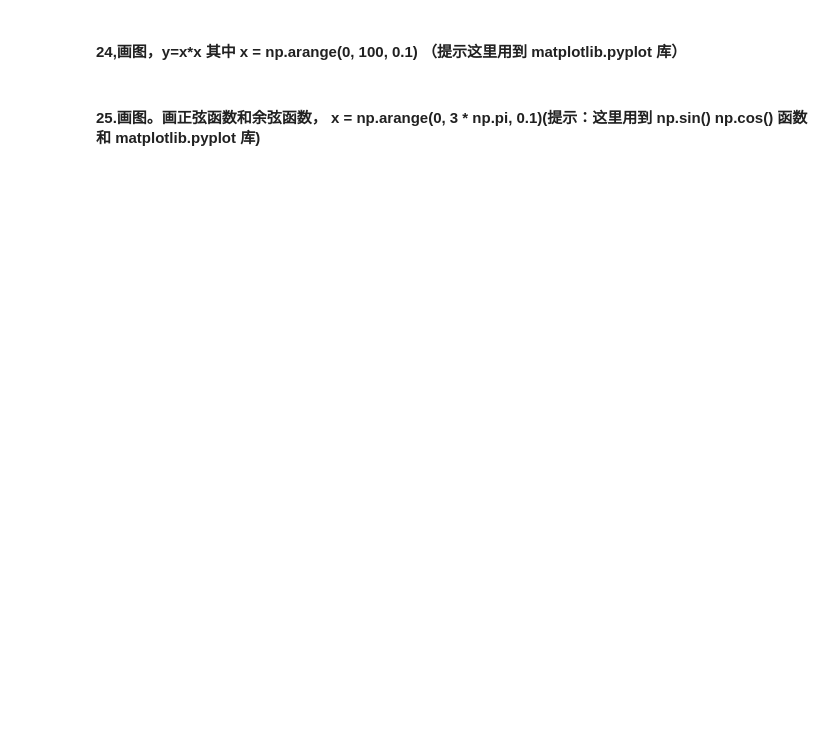
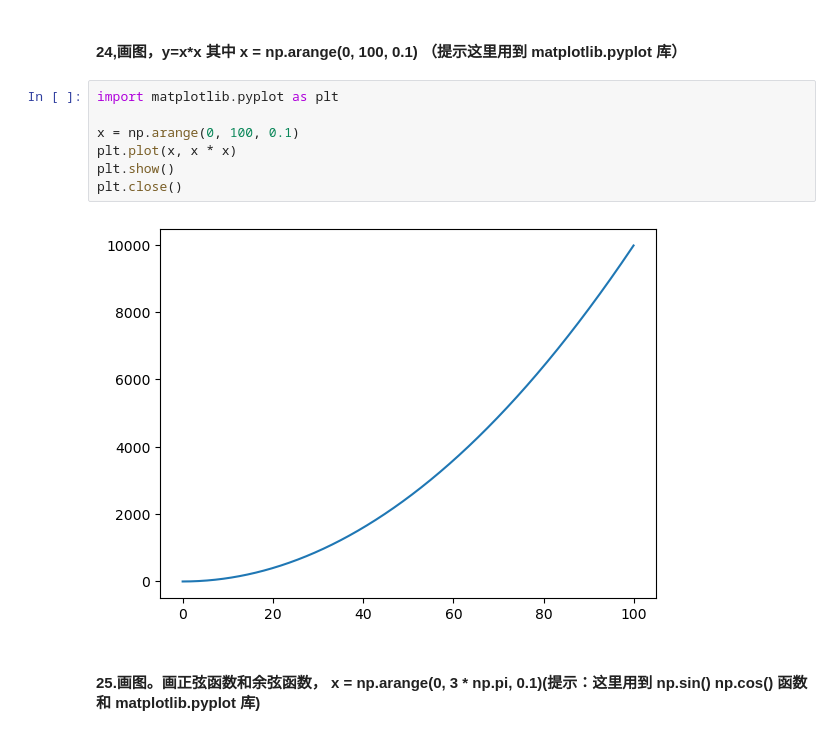
Before and after one commit to 6-David/DeepLearningHomework, a Jupyter notebook: chap1_warmup/numpy_ tutorial.ipynb, the cells around one changed output. Drawn from its saved outputs; the diff is of its cells as text; blank space fills up the shorter version.

```diff
--- a/chap1_warmup/numpy_ tutorial.ipynb
+++ b/chap1_warmup/numpy_ tutorial.ipynb
@@ -116,4 +221,13 @@ print(a[[0, 1, 2], [0, 1, 0]])
 # %% [markdown]
 #### 24,画图，y=x*x 其中 x = np.arange(0, 100, 0.1) （提示这里用到  matplotlib.pyplot 库）
+# %%
+import matplotlib.pyplot as plt
+
+x = np.arange(0, 100, 0.1)
+plt.plot(x, x * x)
+plt.show()
+plt.close()
+# %% [output]
+[figure, added]
 # %% [markdown]
 #### 25.画图。画正弦函数和余弦函数， x = np.arange(0, 3 * np.pi, 0.1)(提示：这里用到 np.sin() np.cos() 函数和 matplotlib.pyplot 库)
```
Also changed, not shown: parts of 16 cells of this notebook.
